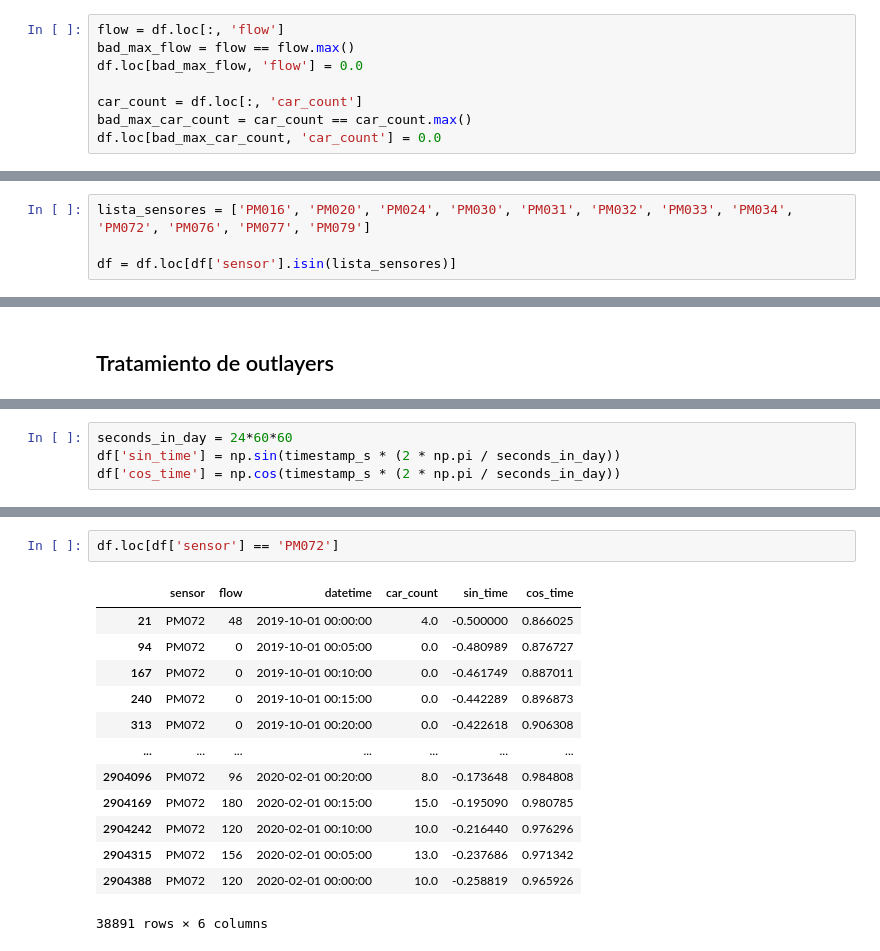
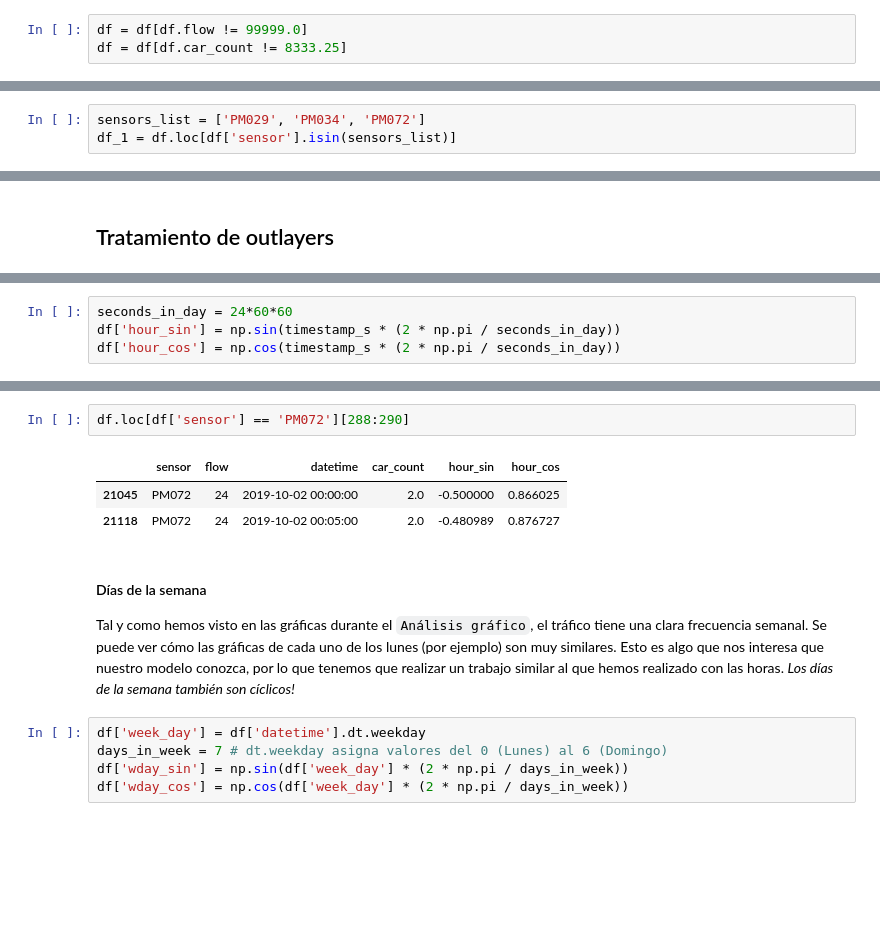
Before and after one commit to albertopmp/TFG, a Jupyter notebook: src/TrafficFlow.ipynb, the cells around one changed output, grey strips where cells are left out. Cells and saved outputs as stored; diff of their text form; blank space fills up the shorter version.

```diff
--- a/src/TrafficFlow.ipynb
+++ b/src/TrafficFlow.ipynb
@@ -144,9 +144,4 @@ ser tratados:
-# %%
-flow = df.loc[:, 'flow']
-bad_max_flow = flow == flow.max()
-df.loc[bad_max_flow, 'flow'] = 0.0
-
-car_count = df.loc[:, 'car_count']
-bad_max_car_count = car_count == car_count.max()
-df.loc[bad_max_car_count, 'car_count'] = 0.0
+# %%
+df = df[df.flow != 99999.0]
+df = df[df.car_count != 8333.25]
 # %% [markdown]
@@ -200,5 +230,4 @@ de interés para el experimento:
 # %%
-lista_sensores = ['PM016', 'PM020', 'PM024', 'PM030', 'PM031', 'PM032', 'PM033', 'PM034', 'PM072', 'PM076', 'PM077', 'PM079']
-
-df = df.loc[df['sensor'].isin(lista_sensores)]
+sensors_list = ['PM029', 'PM034', 'PM072']
+df_1 = df.loc[df['sensor'].isin(sensors_list)]
 # %% [markdown]
@@ -362,4 +414,4 @@ Para convertir el tiempo en una señal usable, se puede usar el seno y el coseno
 # %%
 seconds_in_day = 24*60*60
-df['sin_time'] = np.sin(timestamp_s * (2 * np.pi / seconds_in_day))
-df['cos_time'] = np.cos(timestamp_s * (2 * np.pi / seconds_in_day))
+df['hour_sin'] = np.sin(timestamp_s * (2 * np.pi / seconds_in_day))
+df['hour_cos'] = np.cos(timestamp_s * (2 * np.pi / seconds_in_day))
@@ -379,16 +455,18 @@ Text(0.5, 1.0, 'Time of day signal')
 # %%
-df.loc[df['sensor'] == 'PM072']
+df.loc[df['sensor'] == 'PM072'][288:290]
 # %% [output]
-|  | sensor | flow | datetime | car_count | sin_time | cos_time |
-| 21 | PM072 | 48 | 2019-10-01 00:00:00 | 4.0 | -0.500000 | 0.866025 |
-| 94 | PM072 | 0 | 2019-10-01 00:05:00 | 0.0 | -0.480989 | 0.876727 |
-| 167 | PM072 | 0 | 2019-10-01 00:10:00 | 0.0 | -0.461749 | 0.887011 |
-| 240 | PM072 | 0 | 2019-10-01 00:15:00 | 0.0 | -0.442289 | 0.896873 |
-| 313 | PM072 | 0 | 2019-10-01 00:20:00 | 0.0 | -0.422618 | 0.906308 |
-| ... | ... | ... | ... | ... | ... | ... |
-| 2904096 | PM072 | 96 | 2020-02-01 00:20:00 | 8.0 | -0.173648 | 0.984808 |
-| 2904169 | PM072 | 180 | 2020-02-01 00:15:00 | 15.0 | -0.195090 | 0.980785 |
-| 2904242 | PM072 | 120 | 2020-02-01 00:10:00 | 10.0 | -0.216440 | 0.976296 |
-| 2904315 | PM072 | 156 | 2020-02-01 00:05:00 | 13.0 | -0.237686 | 0.971342 |
-| 2904388 | PM072 | 120 | 2020-02-01 00:00:00 | 10.0 | -0.258819 | 0.965926 |
+|  | sensor | flow | datetime | car_count | hour_sin | hour_cos |
+| 21045 | PM072 | 24 | 2019-10-02 00:00:00 | 2.0 | -0.500000 | 0.866025 |
+| 21118 | PM072 | 24 | 2019-10-02 00:05:00 | 2.0 | -0.480989 | 0.876727 |
-38891 rows × 6 columns
+# %% [markdown]
+#### Días de la semana
+
+Tal y como hemos visto en las gráficas durante el `Análisis gráfico`, el tráfico tiene una clara frecuencia semanal.
+Se puede ver cómo las gráficas de cada uno de los lunes (por ejemplo) son muy similares. Esto es algo que nos interesa
+que nuestro modelo conozca, por lo que tenemos que realizar un trabajo similar al que hemos realizado con las horas.
+*Los días de la semana también son cíclicos!*
+# %%
+df['week_day'] = df['datetime'].dt.weekday
+days_in_week = 7 # dt.weekday asigna valores del 0 (Lunes) al 6 (Domingo)
+df['wday_sin'] = np.sin(df['week_day'] * (2 * np.pi / days_in_week))
+df['wday_cos'] = np.cos(df['week_day'] * (2 * np.pi / days_in_week))
```
Also changed, not shown: parts of 49 cells of this notebook.
